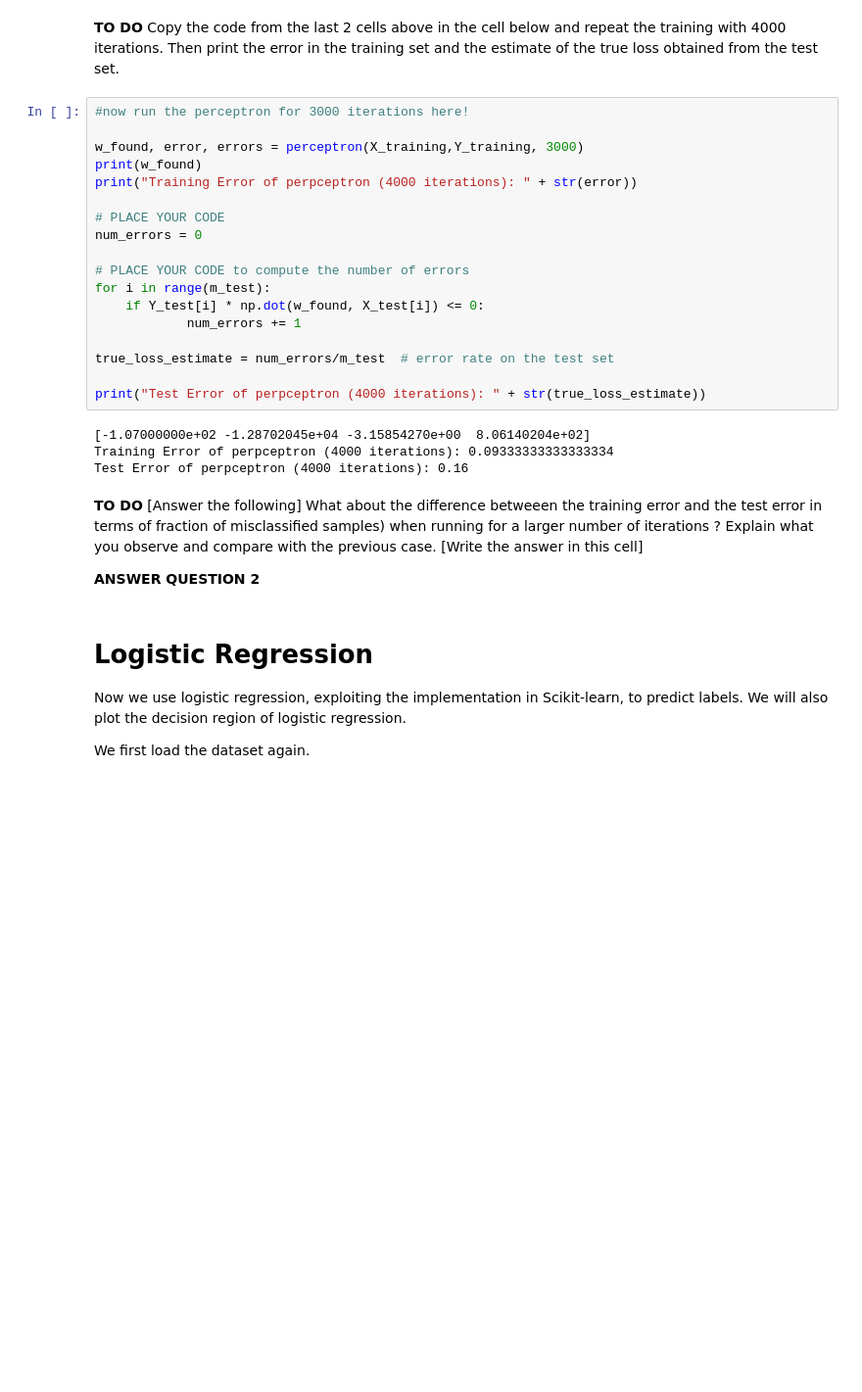
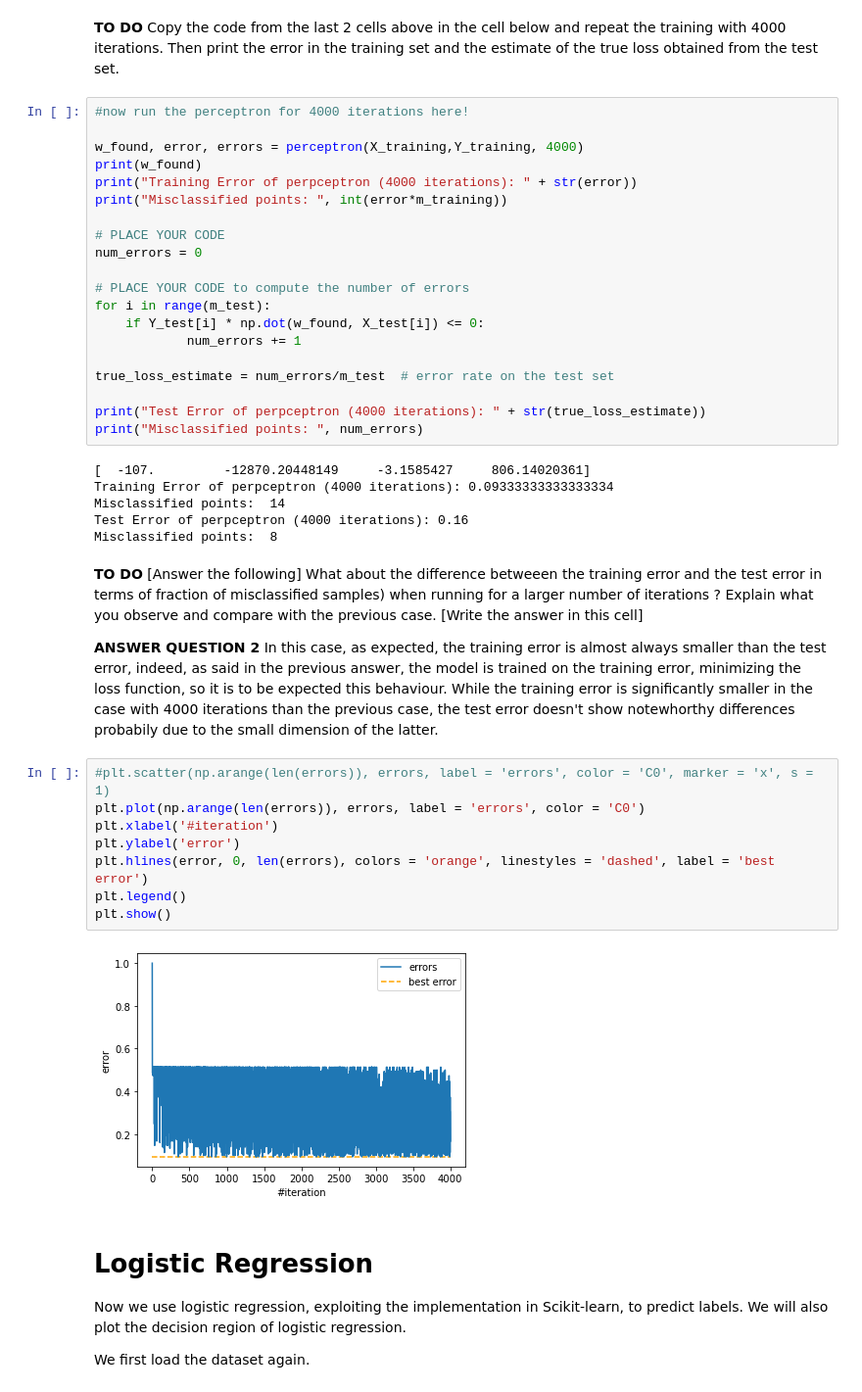
Before and after one commit to aidinattar/MachineLearning_Projects, a Jupyter notebook: Linear_Predictors/lab1/Attar_Aidin_Lab1.ipynb, the cells around one changed output. Shown at 98% size. Cells and saved outputs as stored; diff of their text form; blank space fills up the shorter version.

```diff
--- a/Linear_Predictors/lab1/Attar_Aidin_Lab1.ipynb
+++ b/Linear_Predictors/lab1/Attar_Aidin_Lab1.ipynb
@@ -283,11 +308,12 @@ Misclassified points:  8
 # %% [markdown]
 **TO DO** Copy the code from the last 2 cells above in the cell below and repeat the training with 4000 iterations. Then print the error in the training set and the estimate of the true loss obtained from the test set.
 # %%
-#now run the perceptron for 3000 iterations here!
+#now run the perceptron for 4000 iterations here!
 
-w_found, error, errors = perceptron(X_training,Y_training, 3000)
+w_found, error, errors = perceptron(X_training,Y_training, 4000)
 print(w_found)
 print("Training Error of perpceptron (4000 iterations): " + str(error))
+print("Misclassified points: ", int(error*m_training))
 
 # PLACE YOUR CODE
 num_errors = 0
@@ -300,14 +326,29 @@ for i in range(m_test):
 true_loss_estimate = num_errors/m_test  # error rate on the test set
 
 print("Test Error of perpceptron (4000 iterations): " + str(true_loss_estimate))
+print("Misclassified points: ", num_errors)
 # %% [output]
-[-1.07000000e+02 -1.28702045e+04 -3.15854270e+00  8.06140204e+02]
+[  -107.         -12870.20448149     -3.1585427     806.14020361]
 Training Error of perpceptron (4000 iterations): 0.09333333333333334
+Misclassified points:  14
 Test Error of perpceptron (4000 iterations): 0.16
+Misclassified points:  8
 # %% [markdown]
 **TO DO** [Answer the following] What about the difference betweeen the training error and the test error  in terms of fraction of misclassified samples) when running for a larger number of iterations ? Explain what you observe and compare with the previous case. [Write the answer in this cell]
 
 **ANSWER QUESTION 2**
+In this case, as expected, the training error is almost always smaller than the test error, indeed, as said in the previous answer, the model is trained on the training error, minimizing the loss function, so it is to be expected this behaviour.
+While the training error is significantly smaller in the case with 4000 iterations than the previous case, the test error doesn't show notewhorthy differences probabily due to the small dimension of the latter.
+# %%
+#plt.scatter(np.arange(len(errors)), errors, label = 'errors', color = 'C0', marker = 'x', s = 1)
+plt.plot(np.arange(len(errors)), errors, label = 'errors', color = 'C0')
+plt.xlabel('#iteration')
+plt.ylabel('error')
+plt.hlines(error, 0, len(errors), colors = 'orange', linestyles = 'dashed', label = 'best error')
+plt.legend()
+plt.show()
+# %% [output]
+[figure, added]
 # %% [markdown]
 # Logistic Regression
 Now we use logistic regression, exploiting the implementation in Scikit-learn, to predict labels. We will also plot the decision region of logistic regression.
```
Also changed, not shown: parts of 27 cells of this notebook.
